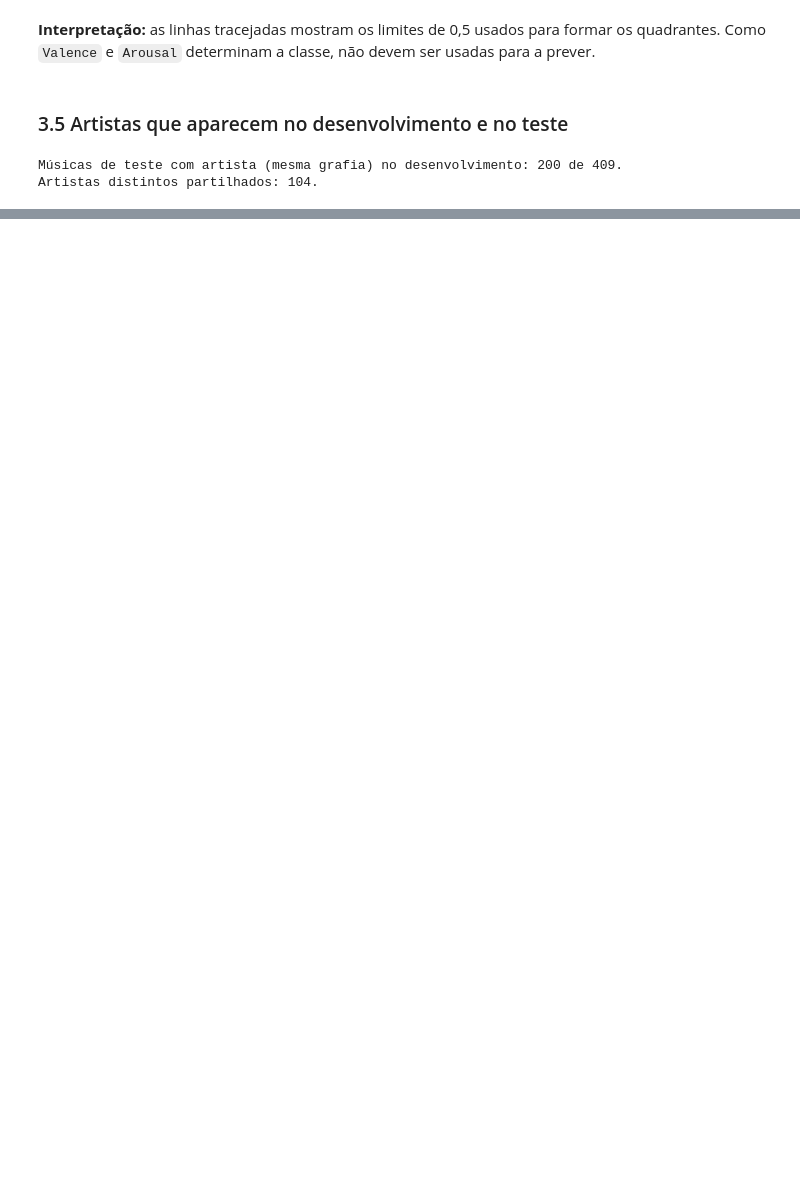
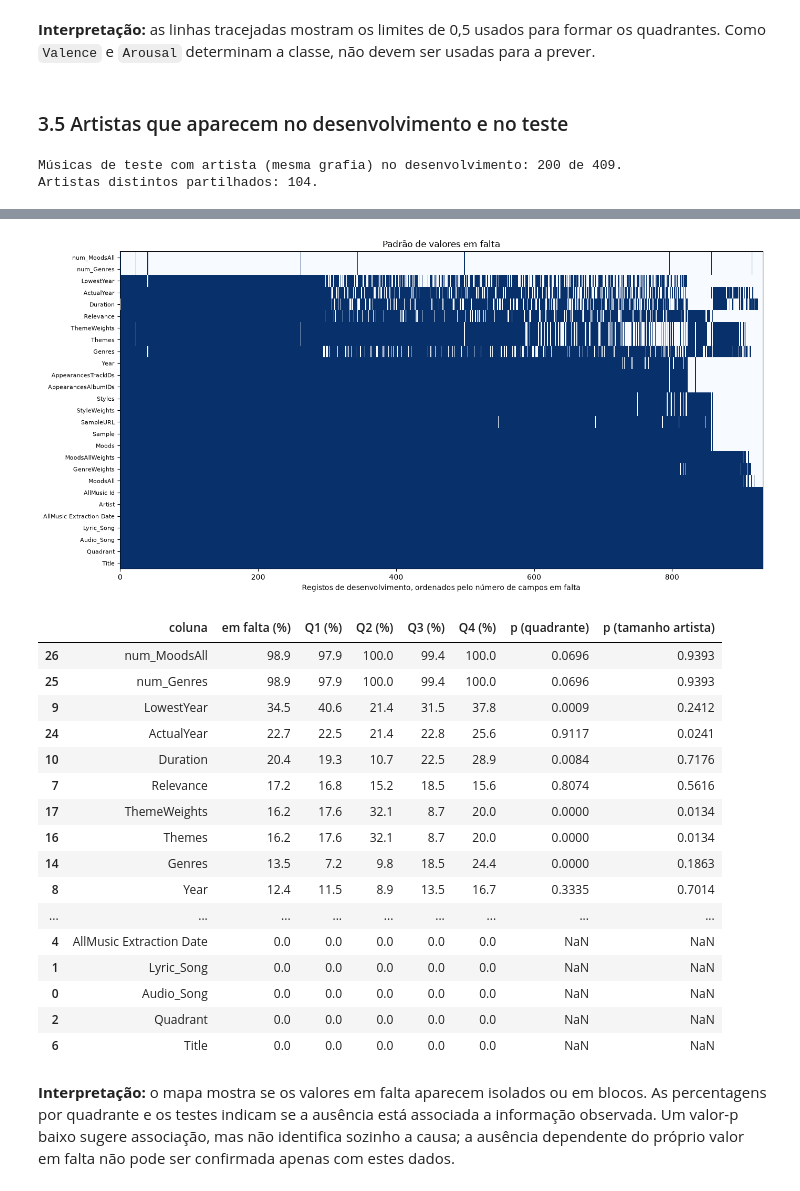
Before and after one commit to AugustoBrynne/ECAC26, a Jupyter notebook: uc2023250703.ipynb, the cells around one changed output, grey strips where cells are left out. Saved outputs shown, nothing was run; the diff lists cells and outputs as text; code cells hidden in the pictures; blank space fills up the shorter version.

```diff
--- a/uc2023250703.ipynb
+++ b/uc2023250703.ipynb
@@ -105,7 +106,7 @@ for label, folder, column, extension in [
     songs = development[[column, "Quadrant"]].drop_duplicates()
     present = songs[column].isin(file_quadrant)
     wrong = sum(file_quadrant.get(row[column]) != row["Quadrant"] for _, row in songs.loc[present].iterrows())
-    media.append({"fonte": label, "com ficheiro": int(present.sum()), "sem ficheiro": int((~present).sum()), "pasta com quadrante errado": wrong})
+    media.append({"Fonte": label, "Presente": int(present.sum()), "Faltando": int((~present).sum()), "pasta com quadrante errado": wrong})
 display(pd.DataFrame(media))
 # %% [output]
 Pares únicos em metadata: 914
@@ -355,0 +437,50 @@ A análise descreve as colunas, os valores em falta, a cobertura dos ficheiros e
+# %%
+from scipy.stats import chi2_contingency
+
+missing_pct = development.isna().mean().mul(100).sort_values(ascending=False)
+artist_sizes = development.groupby("Artist")["Audio_Song"].transform("nunique")
+artist_size_group = pd.qcut(artist_sizes.rank(method="first"), 4, labels=False)
+missing_patterns = development.isna().loc[:, missing_pct.index]
+row_order = missing_patterns.sum(axis=1).sort_values(kind="stable").index
+
+fig, ax = plt.subplots(figsize=(14, 7))
+ax.imshow(missing_patterns.loc[row_order].T, aspect="auto", interpolation="nearest", cmap="Blues_r", vmin=0, vmax=1)
+ax.set(yticks=np.arange(len(missing_pct)), yticklabels=missing_pct.index, xlabel="Registos de desenvolvimento, ordenados pelo número de campos em falta", title="Padrão de valores em falta")
+ax.tick_params(axis="y", labelsize=8)
+fig.tight_layout()
+plt.show()
+
+missingness_rows = []
+for column in development.columns:
+    absent = development[column].isna().astype(int)
+    row = {"coluna": column, "em falta (%)": round(100 * absent.mean(), 1)}
+    for quadrant in ["Q1", "Q2", "Q3", "Q4"]:
+        row[f"{quadrant} (%)"] = round(100 * absent[development["Quadrant"].eq(quadrant)].mean(), 1)
+    q_table = pd.crosstab(development["Quadrant"], absent)
+    row["p (quadrante)"] = chi2_contingency(q_table).pvalue if q_table.shape == (4, 2) else np.nan
+    artist_table = pd.crosstab(artist_size_group, absent)
+    row["p (tamanho artista)"] = chi2_contingency(artist_table).pvalue if artist_table.shape == (4, 2) else np.nan
+    missingness_rows.append(row)
+missingness_summary = pd.DataFrame(missingness_rows).sort_values("em falta (%)", ascending=False)
+display(missingness_summary.round(4))
+# %% [output]
+[figure, added]
+|  | coluna | em falta (%) | Q1 (%) | Q2 (%) | Q3 (%) | Q4 (%) | p (quadrante) | p (tamanho artista) |
+| 26 | num_MoodsAll | 98.9 | 97.9 | 100.0 | 99.4 | 100.0 | 0.0696 | 0.9393 |
+| 25 | num_Genres | 98.9 | 97.9 | 100.0 | 99.4 | 100.0 | 0.0696 | 0.9393 |
+| 9 | LowestYear | 34.5 | 40.6 | 21.4 | 31.5 | 37.8 | 0.0009 | 0.2412 |
+| 24 | ActualYear | 22.7 | 22.5 | 21.4 | 22.8 | 25.6 | 0.9117 | 0.0241 |
+| 10 | Duration | 20.4 | 19.3 | 10.7 | 22.5 | 28.9 | 0.0084 | 0.7176 |
+| 7 | Relevance | 17.2 | 16.8 | 15.2 | 18.5 | 15.6 | 0.8074 | 0.5616 |
+| 17 | ThemeWeights | 16.2 | 17.6 | 32.1 | 8.7 | 20.0 | 0.0000 | 0.0134 |
+| 16 | Themes | 16.2 | 17.6 | 32.1 | 8.7 | 20.0 | 0.0000 | 0.0134 |
+| 14 | Genres | 13.5 | 7.2 | 9.8 | 18.5 | 24.4 | 0.0000 | 0.1863 |
+| 8 | Year | 12.4 | 11.5 | 8.9 | 13.5 | 16.7 | 0.3335 | 0.7014 |
+| ... | ... | ... | ... | ... | ... | ... | ... | ... |
+| 4 | AllMusic Extraction Date | 0.0 | 0.0 | 0.0 | 0.0 | 0.0 | NaN | NaN |
+| 1 | Lyric_Song | 0.0 | 0.0 | 0.0 | 0.0 | 0.0 | NaN | NaN |
+| 0 | Audio_Song | 0.0 | 0.0 | 0.0 | 0.0 | 0.0 | NaN | NaN |
+| 2 | Quadrant | 0.0 | 0.0 | 0.0 | 0.0 | 0.0 | NaN | NaN |
+| 6 | Title | 0.0 | 0.0 | 0.0 | 0.0 | 0.0 | NaN | NaN |
+# %% [markdown]
+**Interpretação:** o mapa mostra se os valores em falta aparecem isolados ou em blocos. As percentagens por quadrante e os testes indicam se a ausência está associada a informação observada. Um valor-p baixo sugere associação, mas não identifica sozinho a causa; a ausência dependente do próprio valor em falta não pode ser confirmada apenas com estes dados.
```
Also changed, not shown: parts of 35 cells of this notebook.
